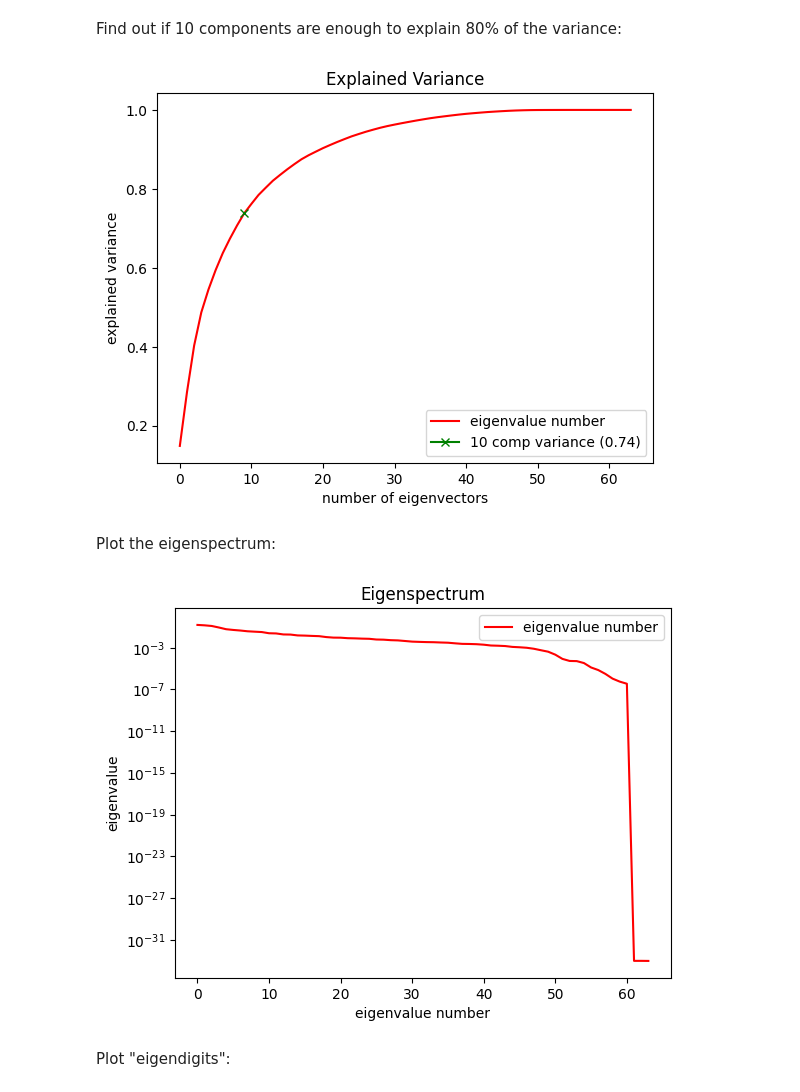
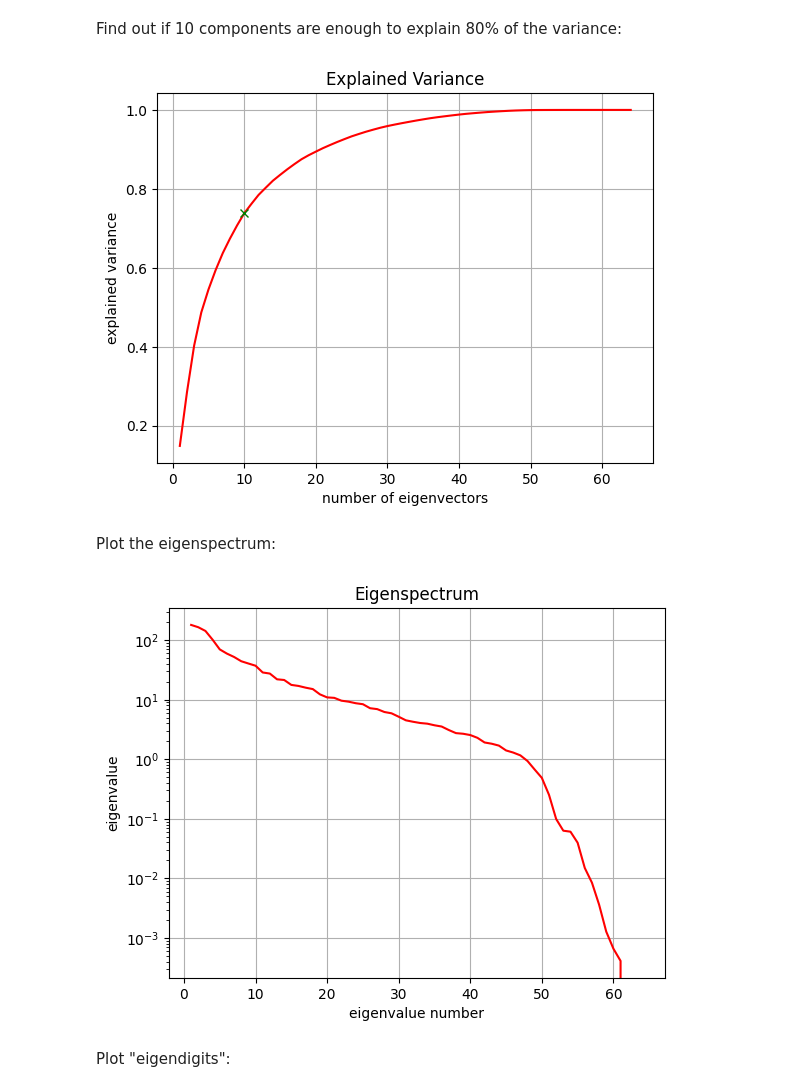
Before and after one commit to TokeReines/05_MLBA, a Jupyter notebook: week5/PCA Assignment 5.ipynb, the cells around one changed output. Cells and saved outputs as stored; diff of their text form; code cells hidden in the pictures.

```diff
--- a/week5/PCA Assignment 5.ipynb
+++ b/week5/PCA Assignment 5.ipynb
@@ -41,30 +40,34 @@ x = explained_variance - explained_variance2
 Find out if 10 components are enough to explain 80% of the variance:
 # %%
 comp_10 = sum(explained_variance[:10])
-plt.plot(np.cumsum(explained_variance), '-r', label='eigenvalue number')
-plt.plot(9, comp_10, '-g', marker="x", label=f'10 comp variance ({comp_10:.02f})')
-plt.legend()
+xs = np.arange(1, len(explained_variance) + 1)
+plt.plot(xs, np.cumsum(explained_variance), '-r', label='eigenvalue number')
+plt.plot(10, comp_10, '-g', marker="x", label=f'10 comp variance ({comp_10:.02f})')
+#plt.legend()
 plt.xlabel("number of eigenvectors")
 plt.ylabel("explained variance")
 # plt.yscale('log')
+plt.grid(True)
 plt.title(f"Explained Variance")
-#plt.savefig("images/exp_lin_reg.png")
+plt.savefig("images/explained_variance.png")
 plt.show()
 # %% [output]
-[figure, old version]
+[figure, new version]
 # %% [markdown]
 Plot the eigenspectrum:
 # %%
-plt.plot(explained_variance2, '-r', label='eigenvalue number')
-plt.legend()
+xs = np.arange(1, len(eigenvalues_by_hand) + 1)
+plt.plot(xs, eigenvalues_by_hand, '-r', label='eigenvalue number')
+# plt.legend()
 plt.xlabel("eigenvalue number")
 plt.ylabel("eigenvalue")
 plt.yscale('log')
 plt.title(f"Eigenspectrum")
-#plt.savefig("images/exp_lin_reg.png")
+plt.grid(True)
+plt.savefig("images/eigenspectrum.png")
 plt.show()
 # %% [output]
-[figure, old version]
+[figure, new version]
 # %% [markdown]
 Plot "eigendigits":
 # %%
```
Also changed, not shown: parts of 2 cells of this notebook, 2 other files.
